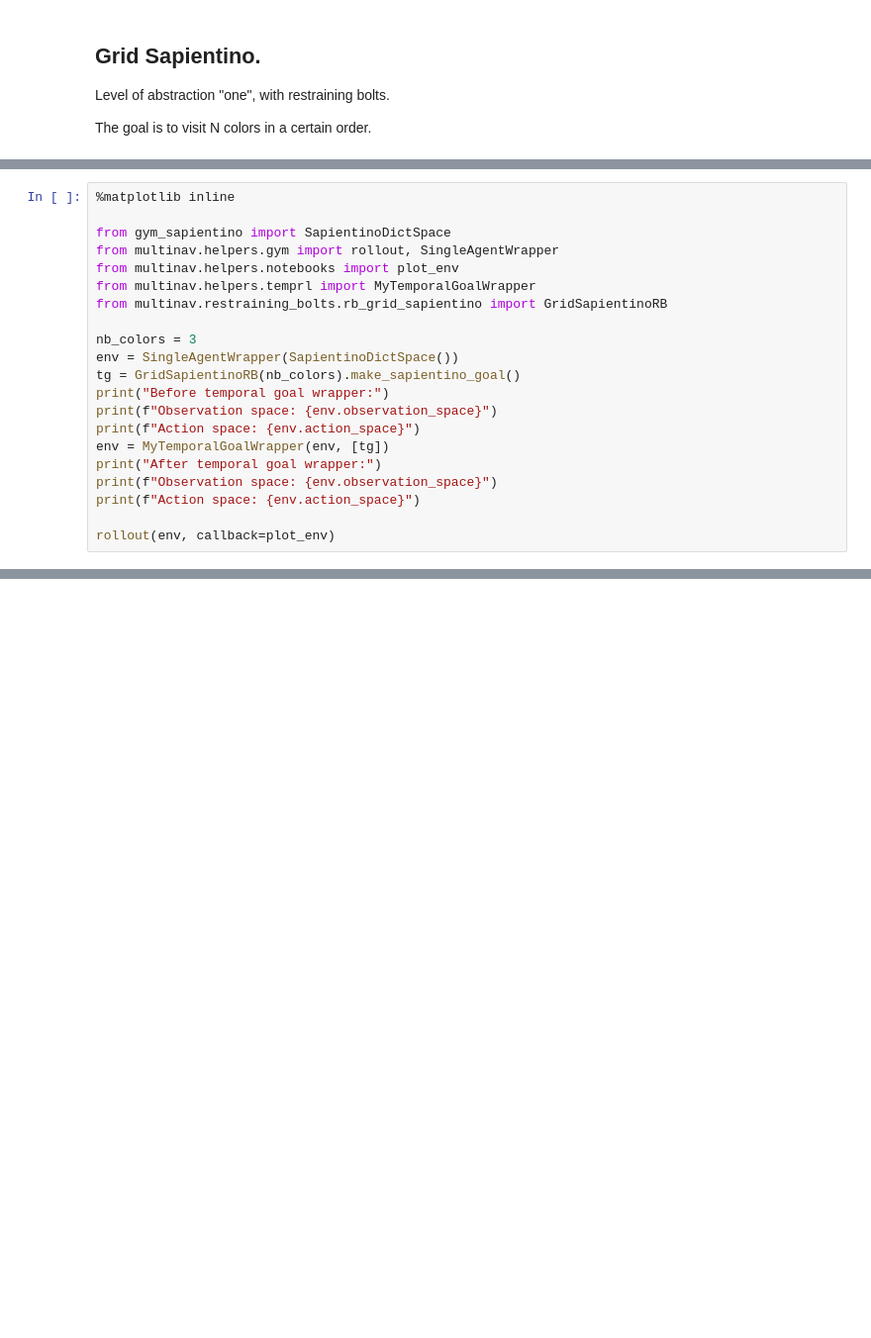
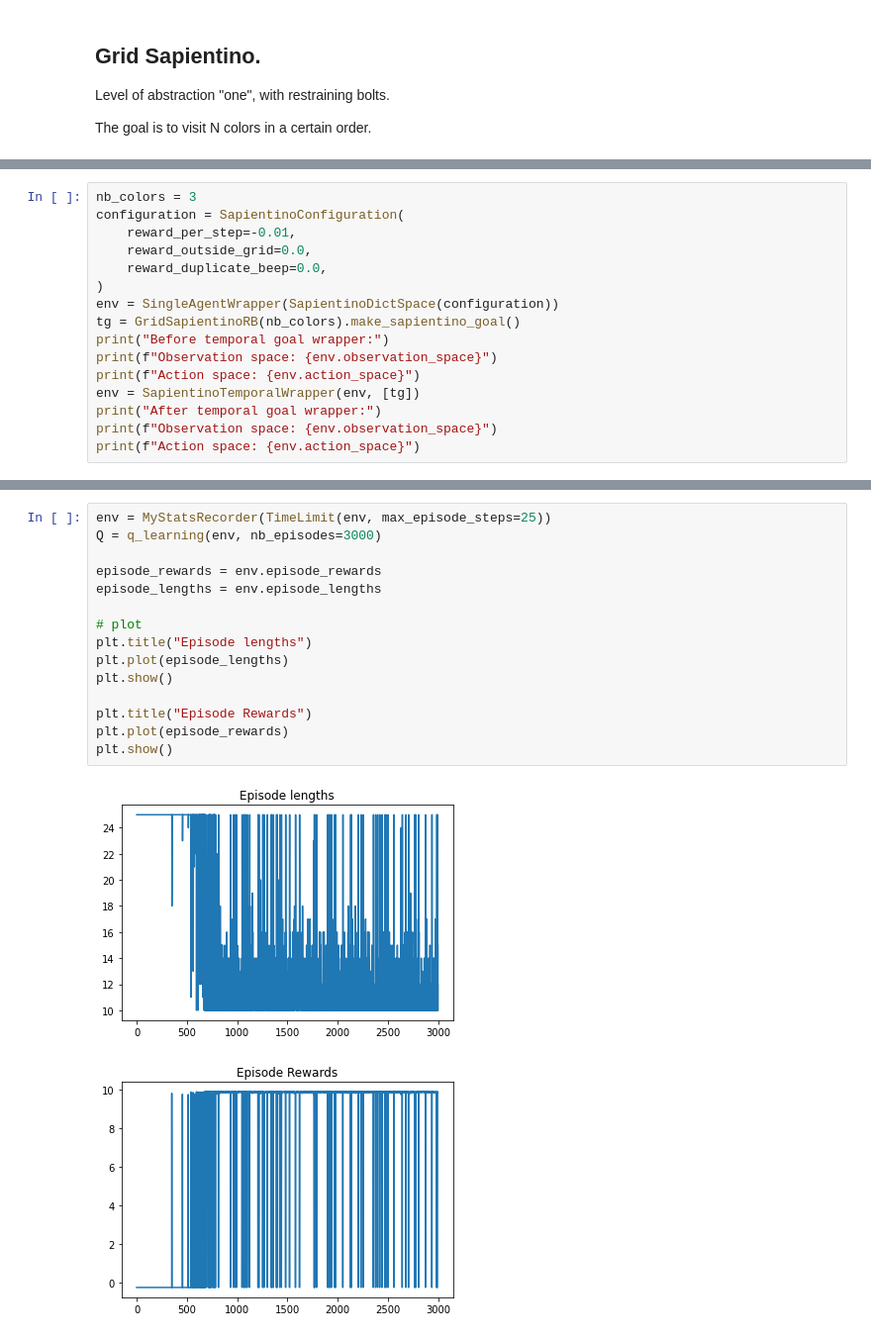
Before and after one commit to cipollone/multinav2, a Jupyter notebook: notebooks/02_grid_sapientino.ipynb, the cells around one changed output, grey strips where cells are left out. Shown at 99% size. Cells and saved outputs as stored; diff of their text form; blank space fills up the shorter version.

Commit message:
add experiments for grid sapientino (still without reward shaping)

```diff
--- a/notebooks/02_grid_sapientino.ipynb
+++ b/notebooks/02_grid_sapientino.ipynb
@@ -7,22 +22,17 @@ The goal is to visit N colors in a certain order.
 # %%
-%matplotlib inline
-
-from gym_sapientino import SapientinoDictSpace
-from multinav.helpers.gym import rollout, SingleAgentWrapper
-from multinav.helpers.notebooks import plot_env
-from multinav.helpers.temprl import MyTemporalGoalWrapper
-from multinav.restraining_bolts.rb_grid_sapientino import GridSapientinoRB
-
 nb_colors = 3
-env = SingleAgentWrapper(SapientinoDictSpace())
+configuration = SapientinoConfiguration(
+    reward_per_step=-0.01,
+    reward_outside_grid=0.0,
+    reward_duplicate_beep=0.0,
+)
+env = SingleAgentWrapper(SapientinoDictSpace(configuration))
 tg = GridSapientinoRB(nb_colors).make_sapientino_goal()
 print("Before temporal goal wrapper:")
 print(f"Observation space: {env.observation_space}")
 print(f"Action space: {env.action_space}")
-env = MyTemporalGoalWrapper(env, [tg])
+env = SapientinoTemporalWrapper(env, [tg])
 print("After temporal goal wrapper:")
 print(f"Observation space: {env.observation_space}")
 print(f"Action space: {env.action_space}")
-
-rollout(env, callback=plot_env)
 # %% [output]
@@ -47,0 +49,18 @@ Action space: Discrete(6)
+# %%
+env = MyStatsRecorder(TimeLimit(env, max_episode_steps=25))
+Q = q_learning(env, nb_episodes=3000)
+
+episode_rewards = env.episode_rewards
+episode_lengths = env.episode_lengths
+
+# plot
+plt.title("Episode lengths")
+plt.plot(episode_lengths)
+plt.show()
+
+plt.title("Episode Rewards")
+plt.plot(episode_rewards)
+plt.show()
+# %% [output]
+[figure, added]
+[figure, added]
```
Also changed, not shown: parts of 7 cells of this notebook, 7 other files.
